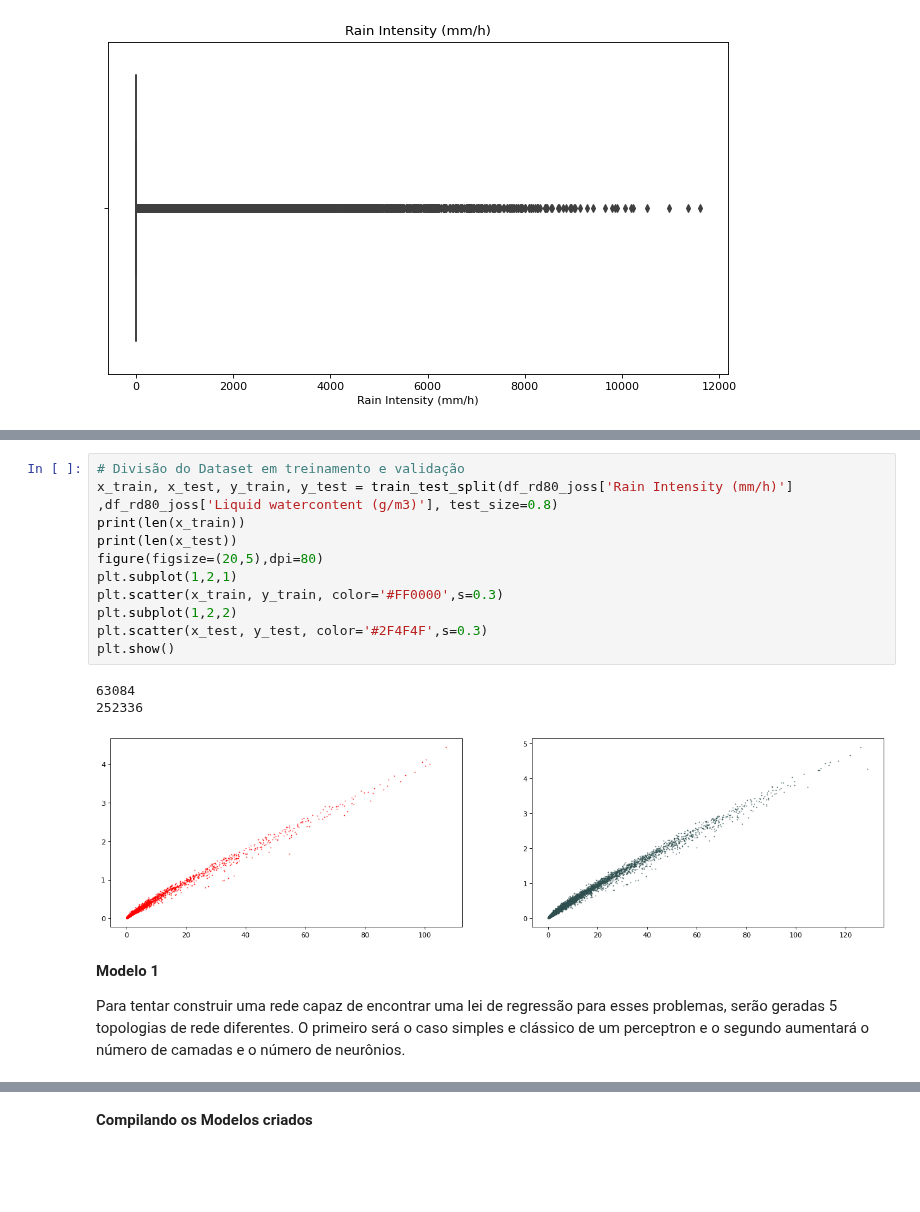
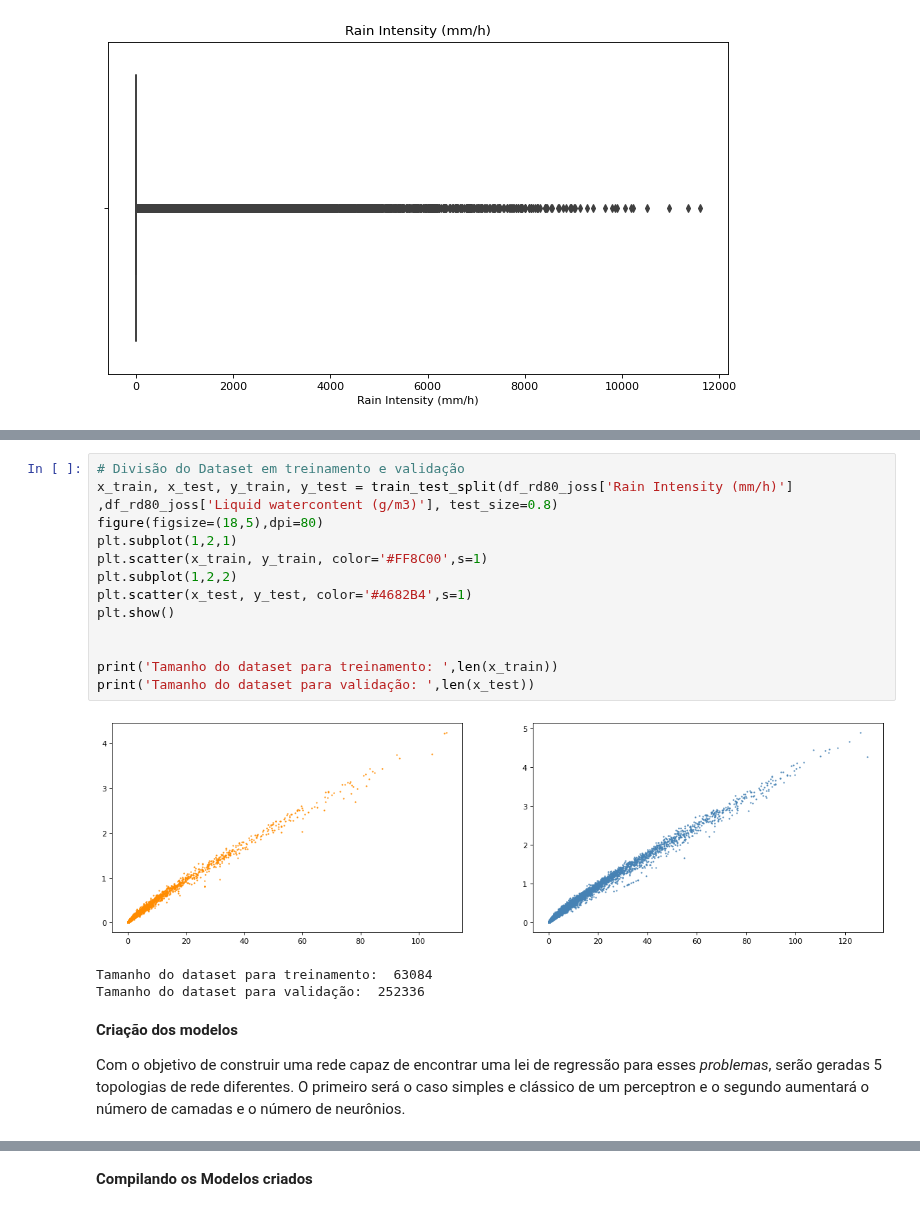
Before and after one commit to lourencocavalcante/Neurocomputacao, a Jupyter notebook: CAP351_Projeto_01_MLP.ipynb, the cells around one changed output, grey strips where cells are left out. Cells and saved outputs as stored; diff of their text form; blank space fills up the shorter version.

```diff
--- a/CAP351_Projeto_01_MLP.ipynb
+++ b/CAP351_Projeto_01_MLP.ipynb
@@ -233,22 +206,24 @@ df_val_rd80_joss['Rain Intensity (mm/h)'].plot(figsize = (20,4), title='Teste',
 # %%
 # Divisão do Dataset em treinamento e validação
 x_train, x_test, y_train, y_test = train_test_split(df_rd80_joss['Rain Intensity (mm/h)'] ,df_rd80_joss['Liquid watercontent (g/m3)'], test_size=0.8)
-print(len(x_train))
-print(len(x_test))
-figure(figsize=(20,5),dpi=80)
+figure(figsize=(18,5),dpi=80)
 plt.subplot(1,2,1)
-plt.scatter(x_train, y_train, color='#FF0000',s=0.3)
+plt.scatter(x_train, y_train, color='#FF8C00',s=1)
 plt.subplot(1,2,2)
-plt.scatter(x_test, y_test, color='#2F4F4F',s=0.3)
+plt.scatter(x_test, y_test, color='#4682B4',s=1)
 plt.show()
+
+
+print('Tamanho do dataset para treinamento: ',len(x_train))
+print('Tamanho do dataset para validação: ',len(x_test))
 # %% [output]
+[figure, new version]
-63084
-252336
+Tamanho do dataset para treinamento:  63084
+Tamanho do dataset para validação:  252336
-[figure, old version]
 # %% [markdown]
-**Modelo 1**
+**Criação dos modelos**
 
-Para tentar construir uma rede capaz de encontrar uma lei de regressão para esses problemas, serão geradas 5 topologias de rede diferentes. O primeiro será o caso simples e clássico de um perceptron e o segundo aumentará o número de camadas e o número de neurônios.
+Com o objetivo de construir uma rede capaz de encontrar uma lei de regressão para esses *problemas*, serão geradas 5 topologias de rede diferentes. O primeiro será o caso simples e clássico de um perceptron e o segundo aumentará o número de camadas e o número de neurônios.
 # %%
 fl2 = 0.0
 drop = 0.2
```
Also changed, not shown: parts of 27 cells of this notebook.
